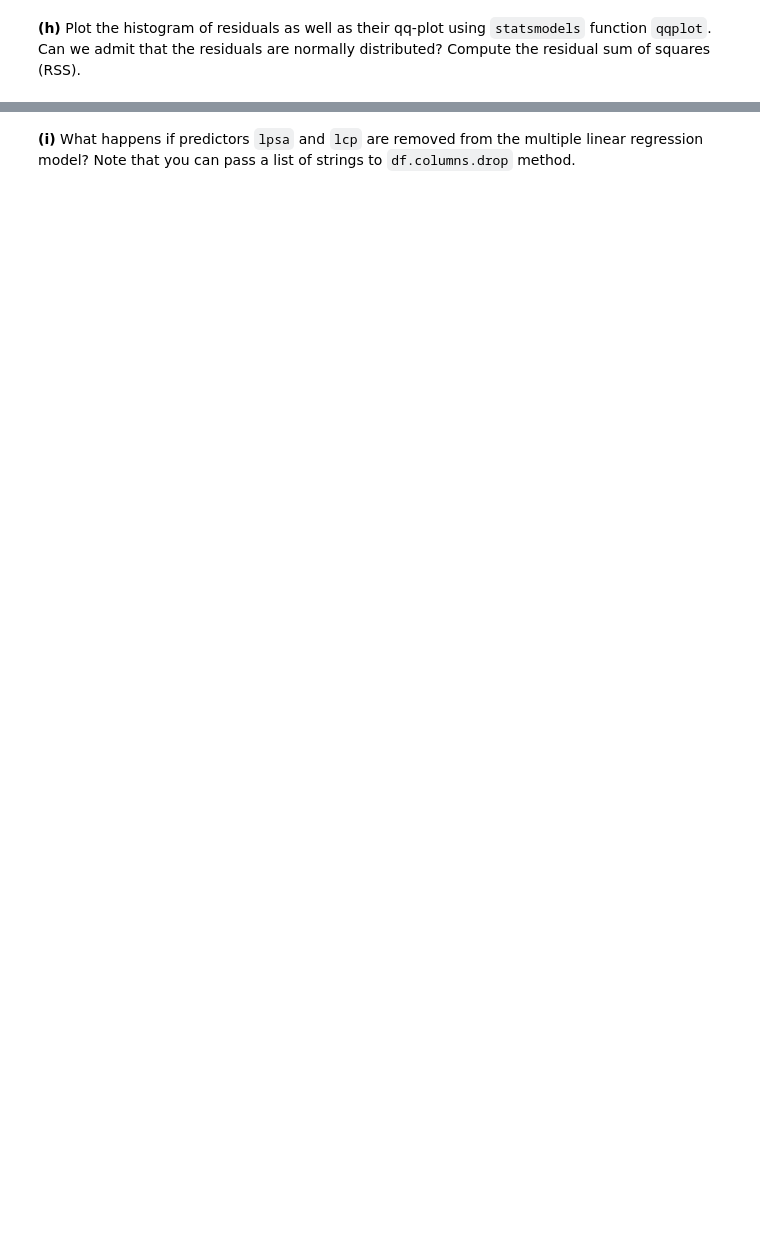
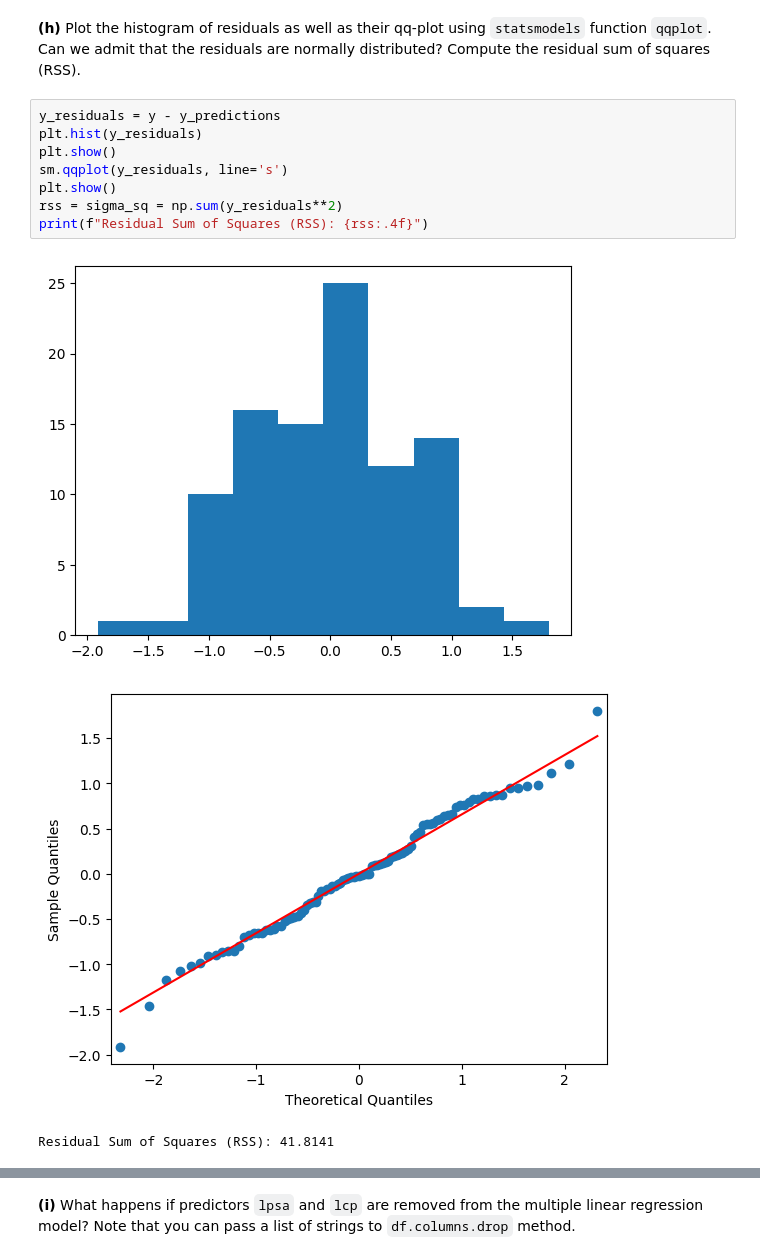
Before and after one commit to muneymo/isla2026-TP, a Jupyter notebook: TP1/TP1.ipynb, the cells around one changed output, grey strips where cells are left out. Drawn from its saved outputs; the diff is of its cells as text; blank space fills up the shorter version.

```diff
--- a/TP1/TP1.ipynb
+++ b/TP1/TP1.ipynb
@@ -438,2 +456,14 @@ t = beta /std_beta
 # %% [markdown]
 **(h)** Plot the histogram of residuals as well as their qq-plot using `statsmodels` function `qqplot`. Can we admit that the residuals are normally distributed? Compute the residual sum of squares (RSS).
+# %%
+y_residuals = y - y_predictions
+plt.hist(y_residuals)
+plt.show()
+sm.qqplot(y_residuals, line='s')
+plt.show()
+rss = sigma_sq = np.sum(y_residuals**2)
+print(f"Residual Sum of Squares (RSS): {rss:.4f}")
+# %% [output]
+[figure, added]
+[figure, added]
+Residual Sum of Squares (RSS): 41.8141
```
Also changed, not shown: parts of 8 cells of this notebook.
